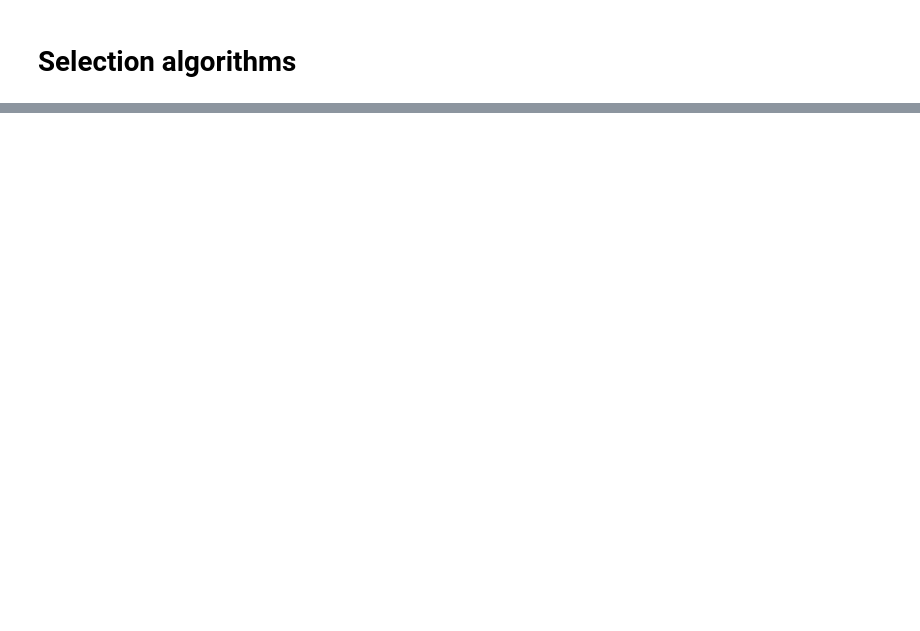
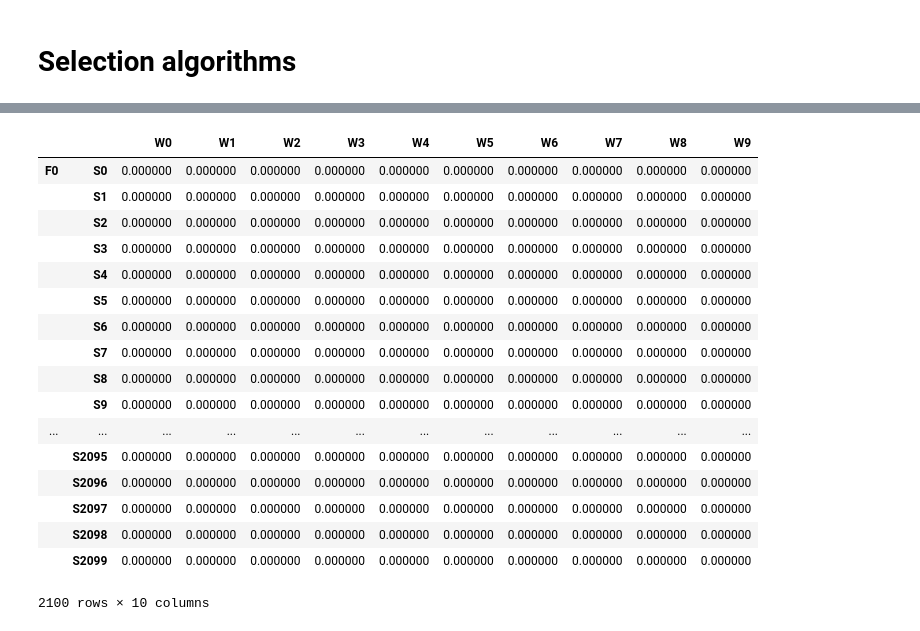
Before and after one commit to Chang-Yu-Chang/ecoprospector, a Jupyter notebook: test_playground.ipynb, the cells around one changed output, grey strips where cells are left out. Drawn from its saved outputs; the diff is of its cells as text; code cells hidden in the pictures; blank space fills up the shorter version.

```diff
--- a/test_playground.ipynb
+++ b/test_playground.ipynb
@@ -51,8 +51,8 @@ assumptions.update({
     "binary_threshold": 1,
     # The parameters below will be passed to params_simulation
     "n_propagation": 1, # Length of propagation, or hours within a growth cycle
-    "n_transfer": 2, # Number of total transfer, or number of passage
-    "n_transfer_selection": 1, # Number of transfer implementing seleciton regimes
+    "n_transfer": 10, # Number of total transfer, or number of passage
+    "n_transfer_selection": 5, # Number of transfer implementing seleciton regimes
     "dilution": 1/1000, # Dilution factor at every transfer
     "n_inoc": 10**6,  #Number of cells sampled from the regional species at start
     "selected_function": "f1_additive"
@@ -64,12 +64,10 @@ params, params_simulation = prepare_experiment(assumptions, seed = seed_temp)
 # %%
 data_directory = "data/test/"
 
-list_phenotypes = ["f1_additive"]
+list_phenotypes = ["f7_resident_growth_community", "f8_resident_growth_environment"]
 #list_phenotypes = ["f1_additive", "f2_interaction", "f3_additive_binary", "f4_interaction_binary", "f5_invader_growth", "f6_resident_growth"]
 
-list_algorithms = ["Blouin2015_control", "Swenson2000a_control", "Arora2019", "Blouin2015", "Mueller2019", "Panke_Buisse2015", "Swenson2000a", "Swenson2000b", "Williams2007a", "Williams2007b", "Wright2019"]
-#list_algorithms = ["ctrl", "coalescence", "migration", "resource", "bottleneck", "knock_out", "knock_in"]
-#list_algorithms = ["Mueller2019", "Panke_Buisse2015", "Swenson2000a", "Swenson2000b", "Williams2007a", "Williams2007b", "Wright2019"]
+list_algorithms = ["simple_screening"]
 #list_algorithms = ["simple_screening", "directed_selection_migration", "pair_top_communities", "multiple_pair_top", "Blouin2015", "Mueller2019", "Panke_Buisse2015", "Swenson2000a", "Swenson2000b", "Williams2007a", "Williams2007b", "Wright2019", "coalescence", "migration", "resource", "bottleneck", "knock_out", "knock_in"]
 
 
@@ -113,0 +111,22 @@ KeyError: 'select_top33percent'
+# %%
+# Set seeds
+np.random.seed(2)
+
+# Make initial state
+init_state = MakeInitialState(assumptions)
+
+# Make plate
+plate = Community(init_state, dynamics, params, scale = assumptions["scale"], parallel = True)
+
+# Update the community composition by sampling from the pool
+print("\nGenerating initial plate")
+plate.N = sample_from_pool(plate.N, scale = assumptions["scale"], inocula = params_simulation["n_inoc"])
+
+# Update the supplied resource if assumptions["rich_medium"]
+if assumptions["rich_medium"]:
+    plate.R = make_rich_medium(plate.R, assumptions)
+    plate.R0 = make_rich_medium(plate.R, assumptions) # R0 for refreshing media on passaging if "refresh_resoruce" is turned on
+
+# Add the attributes that are essential to the function measurement to the plate objects
+print("\nAdding attributes that are essential to the community function to the plate object")
+plate = add_community_function(plate, dynamics, assumptions, params_simulation)
@@ -113,0 +148,21 @@ KeyError: 'select_top33percent'
+# %%
+plate.resident_plate_t1
+# %% [output]
+|  |  | W0 | W1 | W2 | W3 | W4 | W5 | W6 | W7 | W8 | W9 |
+| F0 | S0 | 0.000000 | 0.000000 | 0.000000 | 0.000000 | 0.000000 | 0.000000 | 0.000000 | 0.000000 | 0.000000 | 0.000000 |
+|  | S1 | 0.000000 | 0.000000 | 0.000000 | 0.000000 | 0.000000 | 0.000000 | 0.000000 | 0.000000 | 0.000000 | 0.000000 |
+|  | S2 | 0.000000 | 0.000000 | 0.000000 | 0.000000 | 0.000000 | 0.000000 | 0.000000 | 0.000000 | 0.000000 | 0.000000 |
+|  | S3 | 0.000000 | 0.000000 | 0.000000 | 0.000000 | 0.000000 | 0.000000 | 0.000000 | 0.000000 | 0.000000 | 0.000000 |
+|  | S4 | 0.000000 | 0.000000 | 0.000000 | 0.000000 | 0.000000 | 0.000000 | 0.000000 | 0.000000 | 0.000000 | 0.000000 |
+|  | S5 | 0.000000 | 0.000000 | 0.000000 | 0.000000 | 0.000000 | 0.000000 | 0.000000 | 0.000000 | 0.000000 | 0.000000 |
+|  | S6 | 0.000000 | 0.000000 | 0.000000 | 0.000000 | 0.000000 | 0.000000 | 0.000000 | 0.000000 | 0.000000 | 0.000000 |
+|  | S7 | 0.000000 | 0.000000 | 0.000000 | 0.000000 | 0.000000 | 0.000000 | 0.000000 | 0.000000 | 0.000000 | 0.000000 |
+|  | S8 | 0.000000 | 0.000000 | 0.000000 | 0.000000 | 0.000000 | 0.000000 | 0.000000 | 0.000000 | 0.000000 | 0.000000 |
+|  | S9 | 0.000000 | 0.000000 | 0.000000 | 0.000000 | 0.000000 | 0.000000 | 0.000000 | 0.000000 | 0.000000 | 0.000000 |
+| ... | ... | ... | ... | ... | ... | ... | ... | ... | ... | ... | ... |
+|  | S2095 | 0.000000 | 0.000000 | 0.000000 | 0.000000 | 0.000000 | 0.000000 | 0.000000 | 0.000000 | 0.000000 | 0.000000 |
+|  | S2096 | 0.000000 | 0.000000 | 0.000000 | 0.000000 | 0.000000 | 0.000000 | 0.000000 | 0.000000 | 0.000000 | 0.000000 |
+|  | S2097 | 0.000000 | 0.000000 | 0.000000 | 0.000000 | 0.000000 | 0.000000 | 0.000000 | 0.000000 | 0.000000 | 0.000000 |
+|  | S2098 | 0.000000 | 0.000000 | 0.000000 | 0.000000 | 0.000000 | 0.000000 | 0.000000 | 0.000000 | 0.000000 | 0.000000 |
+|  | S2099 | 0.000000 | 0.000000 | 0.000000 | 0.000000 | 0.000000 | 0.000000 | 0.000000 | 0.000000 | 0.000000 | 0.000000 |
+2100 rows × 10 columns
```
Also changed, not shown: parts of 2 cells of this notebook, 2 other files.
